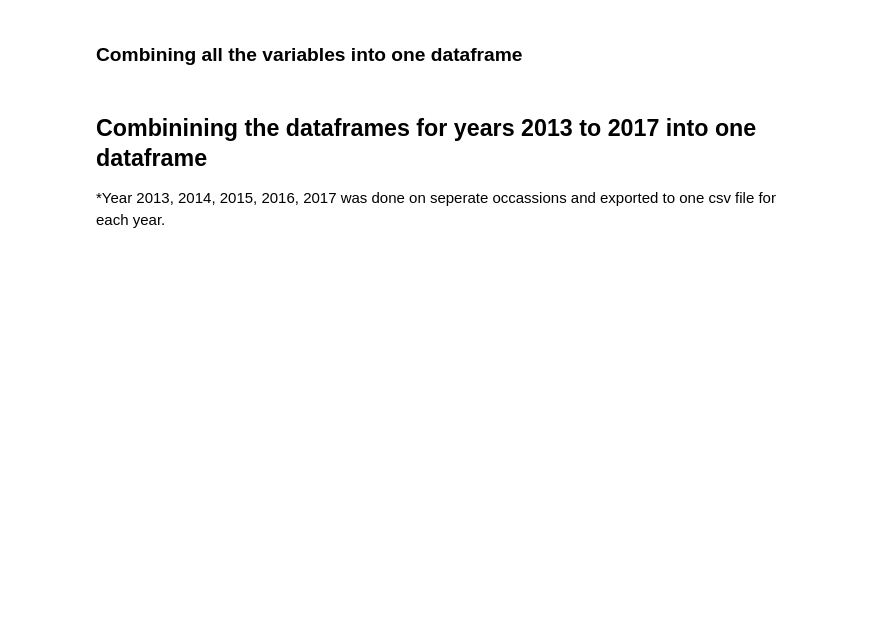
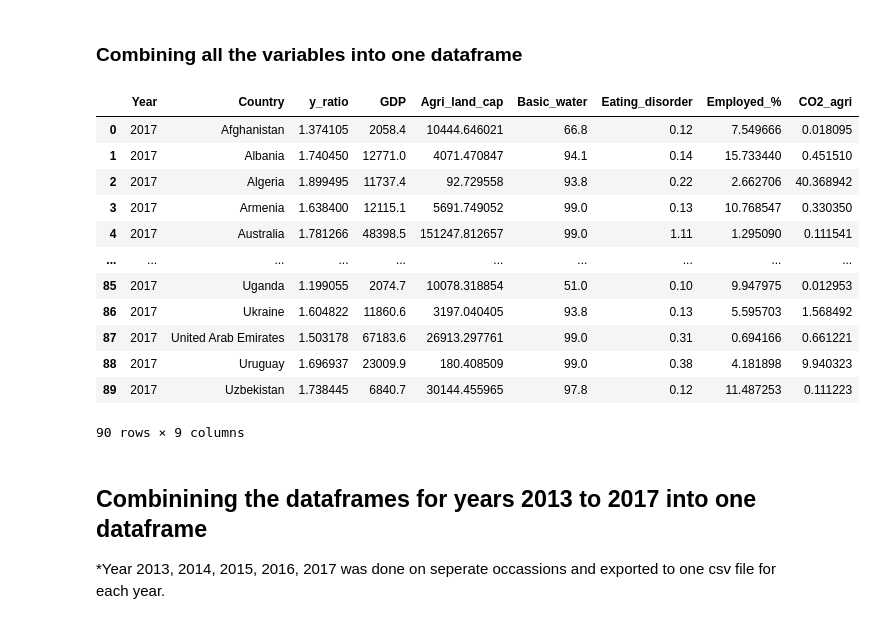
Before and after one commit to tanjoash/2D_data_driven_world, a Jupyter notebook: 2dwork/Project_Brief_Template.ipynb, the cells around one changed output. Drawn from its saved outputs; the diff is of its cells as text; code cells hidden in the pictures; blank space fills up the shorter version.

```diff
--- a/2dwork/Project_Brief_Template.ipynb
+++ b/2dwork/Project_Brief_Template.ipynb
@@ -506,13 +507,13 @@ df_agri_pop
 ### Calculate percentage of population employed in the agriculture industry (%)
 # %%
 # extract values from countries in combined countries list
-df_employment = df_employment[df_employment["Country"].isin(cc)]
-df_pop = df_pop[df_pop["Country"].isin(cc)]
+df_employment_cc = df_employment[df_employment["Country"].isin(cc)]
+df_pop_cc = df_pop[df_pop["Country"].isin(cc)]
 
 
-df_percent_employed = df_employment.copy()
+df_percent_employed = df_employment_cc.copy()
 # extract population value
-df_percent_employed["Total_population"] = list(df_pop["Population"])
+df_percent_employed["Total_population"] = list(df_pop_cc["Population"])
 # calculate percent employed; (employed number/total population) for each country
 df_percent_employed["Employed_%"] = (df_percent_employed["Employed_num"]/df_percent_employed["Total_population"])*100
 # set index from 0
@@ -538,12 +539,12 @@ df_percent_employed
 # %%
 # extract values from countries in combined countries list
-df_co2 = df_co2[df_co2["Country"].isin(cc)]
-df_agri = df_agri[df_agri["Country"].isin(cc)]
+df_co2_cc = df_co2[df_co2["Country"].isin(cc)]
+df_agri_cc = df_agri[df_agri["Country"].isin(cc)]
 
 
-df_co2_land = df_co2.copy()
+df_co2_land = df_co2_cc.copy()
 # extract Agricultural land in km^2
-df_co2_land["Agri_land"] = list(df_agri["Agri_land"])
+df_co2_land["Agri_land"] = list(df_agri_cc["Agri_land"])
 # calculate CO2 per agricultral land; CO2 in MMT, 1 MMT = 1,000,000,000 kg
 # 1 km^2 = 1,000,000 m^2; result in kg per m^2
 df_co2_land["CO2_agri"] = (df_co2_land["CO2"]/df_co2_land["Agri_land"])*1000
@@ -569,48 +570,62 @@ df_co2_land
 ### Extracting the rest of the dataframes needed by countries that are within the combined countries list
 # %%
 # extract GDP value from countries in combined countries list
-df_GDP = df_GDP[df_GDP["Country"].isin(cc)]
+df_GDP_cc = df_GDP[df_GDP["Country"].isin(cc)]
 # set index from 0
-df_GDP = df_GDP.reset_index(drop=True)
+df_GDP_cc = df_GDP_cc.reset_index(drop=True)
 
 # extract water value from countries in combined countries list
-df_water = df_water[df_water["Country"].isin(cc)]
+df_water_cc = df_water[df_water["Country"].isin(cc)]
 # set index from 0
-df_water = df_water.reset_index(drop=True)
+df_water_cc = df_water_cc.reset_index(drop=True)
 
 # extract eating disorder value from countries in combined countries list
-df_disorder = df_disorder[df_disorder["Country"].isin(cc)]
+df_disorder_cc = df_disorder[df_disorder["Country"].isin(cc)]
 # set index from 0
-df_disorder = df_disorder.reset_index(drop=True)
+df_disorder_cc = df_disorder_cc.reset_index(drop=True)
 
 # print dataframe to check if need be
-# df_GDP
-# df_water
-# df_disorder
+# df_GDP_cc
+# df_water_cc
+# df_disorder_cc
 # %% [markdown]
 ### Combining all the variables into one dataframe
 # %%
 # add country and Y ratio column
 dfyears_combined = df_y_ratio.loc[:, ["Country", "y_ratio"]]
 # add GDP column
-dfyears_combined["GDP"] = df_GDP.loc[:, "GDP"]
+dfyears_combined["GDP"] = df_GDP_cc.loc[:, "GDP"]
 # add agriculture per land column
 dfyears_combined["Agri_land_cap"] = df_agri_pop.loc[:, "Agri_land_cap"]
 # add percent basic water service column
-dfyears_combined["Basic_water"] = df_water.loc[:, "Basic_water"]
+dfyears_combined["Basic_water"] = df_water_cc.loc[:, "Basic_water"]
 # add percent eating disorder column
-dfyears_combined["Eating_disorder"] = df_disorder.loc[:, "Eating_disorder"]
+dfyears_combined["Eating_disorder"] = df_disorder_cc.loc[:, "Eating_disorder"]
 # add percent employed in agriculture column
 dfyears_combined["Employed_%"] = df_percent_employed.loc[:, "Employed_%"]
 # add co2 per agricultural land column
 dfyears_combined["CO2_agri"] = df_co2_land.loc[:, "CO2_agri"]
 # add specified year in the first column
 dfyears_combined.insert(0, "Year", get_year)
 # print dataframe
 dfyears_combined
 
 # export dataframe
 # dfyears_combined.to_csv(f"df{get_year}_combined.csv")
+# %% [output]
+|  | Year | Country | y_ratio | GDP | Agri_land_cap | Basic_water | Eating_disorder | Employed_% | CO2_agri |
+| 0 | 2017 | Afghanistan | 1.374105 | 2058.4 | 10444.646021 | 66.8 | 0.12 | 7.549666 | 0.018095 |
+| 1 | 2017 | Albania | 1.740450 | 12771.0 | 4071.470847 | 94.1 | 0.14 | 15.733440 | 0.451510 |
+| 2 | 2017 | Algeria | 1.899495 | 11737.4 | 92.729558 | 93.8 | 0.22 | 2.662706 | 40.368942 |
+| 3 | 2017 | Armenia | 1.638400 | 12115.1 | 5691.749052 | 99.0 | 0.13 | 10.768547 | 0.330350 |
+| 4 | 2017 | Australia | 1.781266 | 48398.5 | 151247.812657 | 99.0 | 1.11 | 1.295090 | 0.111541 |
+| ... | ... | ... | ... | ... | ... | ... | ... | ... | ... |
+| 85 | 2017 | Uganda | 1.199055 | 2074.7 | 10078.318854 | 51.0 | 0.10 | 9.947975 | 0.012953 |
+| 86 | 2017 | Ukraine | 1.604822 | 11860.6 | 3197.040405 | 93.8 | 0.13 | 5.595703 | 1.568492 |
+| 87 | 2017 | United Arab Emirates | 1.503178 | 67183.6 | 26913.297761 | 99.0 | 0.31 | 0.694166 | 0.661221 |
+| 88 | 2017 | Uruguay | 1.696937 | 23009.9 | 180.408509 | 99.0 | 0.38 | 4.181898 | 9.940323 |
+| 89 | 2017 | Uzbekistan | 1.738445 | 6840.7 | 30144.455965 | 97.8 | 0.12 | 11.487253 | 0.111223 |
+90 rows × 9 columns
 # %% [markdown]
 ## Combinining the dataframes for years 2013 to 2017 into one dataframe
 
```
Also changed, not shown: parts of 47 cells of this notebook, 1 other file.
